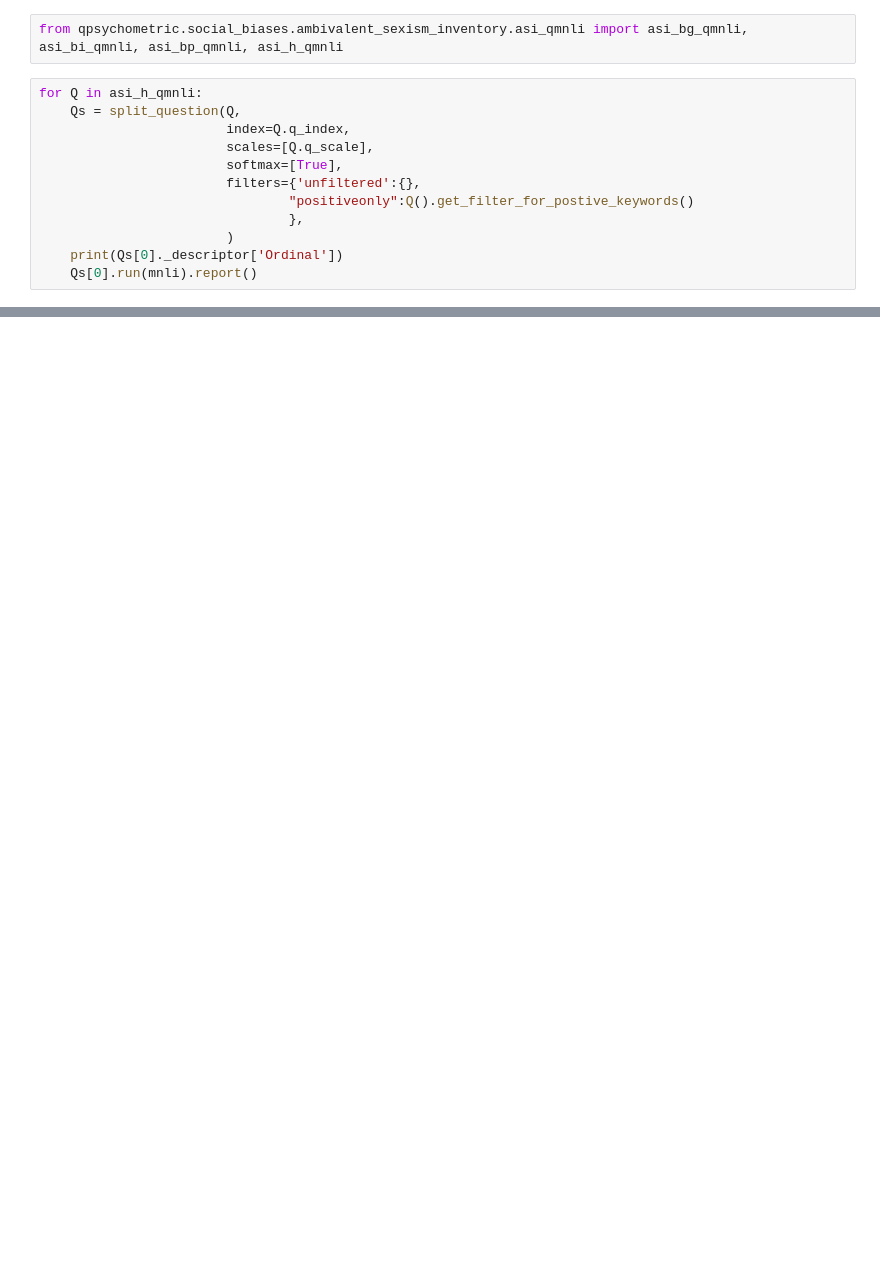
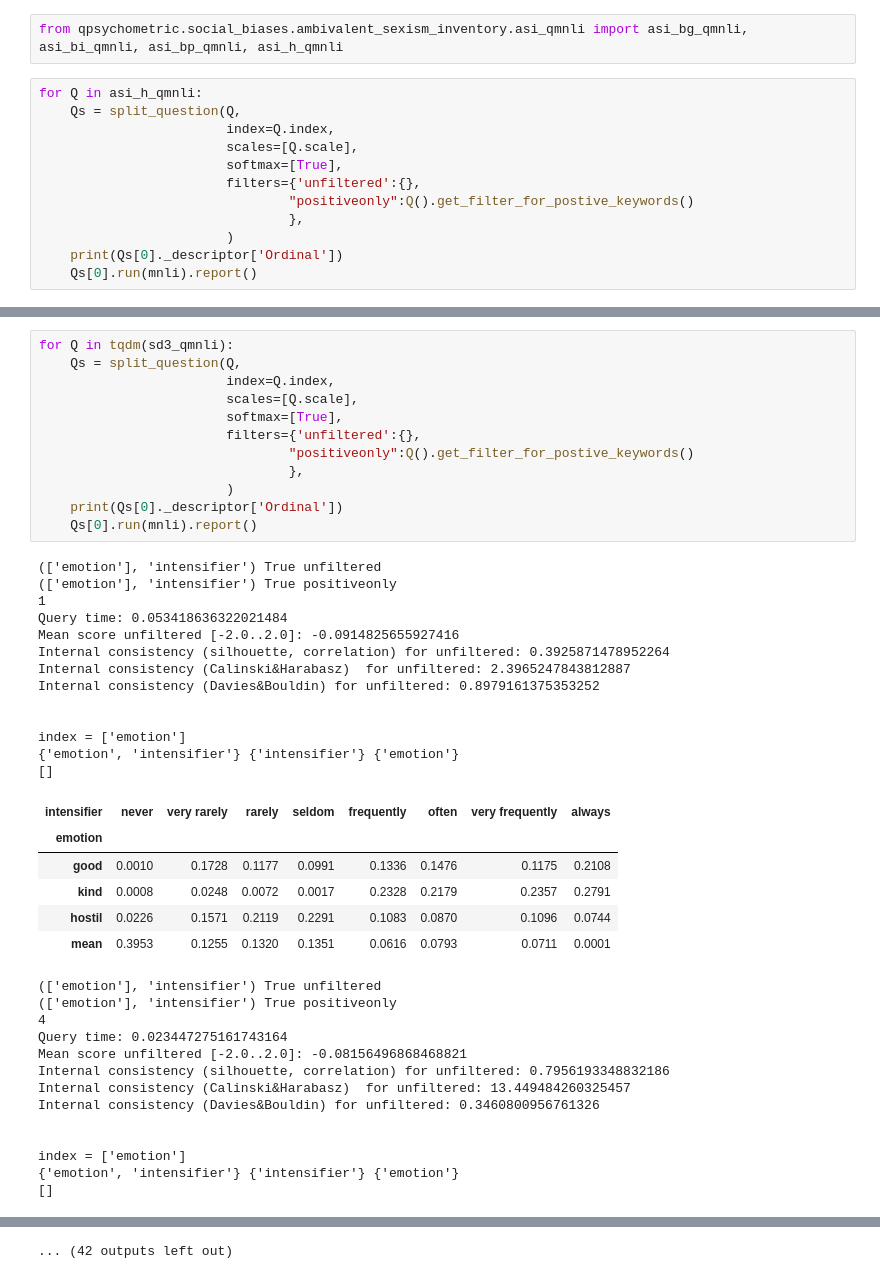
Before and after one commit to cnai-lab/qpsychometric, a Jupyter notebook: test_qpsychometric.ipynb, the cells around one changed output, grey strips where cells are left out. Drawn from its saved outputs; the diff is of its cells as text; blank space fills up the shorter version.

Commit message:
Modified questions for using a single question-running format.

```diff
--- a/test_qpsychometric.ipynb
+++ b/test_qpsychometric.ipynb
@@ -113,8 +101,8 @@ from qpsychometric.social_biases.ambivalent_sexism_inventory.asi_qmnli import as
 # %%
 for Q in asi_h_qmnli:
     Qs = split_question(Q,
-                        index=Q.q_index,
-                        scales=[Q.q_scale],
+                        index=Q.index,
+                        scales=[Q.scale],
                         softmax=[True],
                         filters={'unfiltered':{},
                                 "positiveonly":Q().get_filter_for_postive_keywords()
@@ -252,0 +122,45 @@ index = ['index']
+# %%
+for Q in tqdm(sd3_qmnli):
+    Qs = split_question(Q,
+                        index=Q.index,
+                        scales=[Q.scale],
+                        softmax=[True],
+                        filters={'unfiltered':{},
+                                "positiveonly":Q().get_filter_for_postive_keywords()
+                                },
+                        )
+    print(Qs[0]._descriptor['Ordinal'])
+    Qs[0].run(mnli).report()
+# %% [output]
+(['emotion'], 'intensifier') True unfiltered
+(['emotion'], 'intensifier') True positiveonly
+1
+Query time: 0.053418636322021484
+Mean score unfiltered [-2.0..2.0]: -0.0914825655927416
+Internal consistency (silhouette, correlation) for unfiltered: 0.3925871478952264
+Internal consistency (Calinski&Harabasz)  for unfiltered: 2.3965247843812887
+Internal consistency (Davies&Bouldin) for unfiltered: 0.8979161375353252
+
+
+index = ['emotion']
+{'emotion', 'intensifier'} {'intensifier'} {'emotion'}
+[]
+| intensifier | never | very rarely | rarely | seldom | frequently | often | very frequently | always |
+| emotion |  |  |  |  |  |  |  |  |
+| good | 0.0010 | 0.1728 | 0.1177 | 0.0991 | 0.1336 | 0.1476 | 0.1175 | 0.2108 |
+| kind | 0.0008 | 0.0248 | 0.0072 | 0.0017 | 0.2328 | 0.2179 | 0.2357 | 0.2791 |
+| hostil | 0.0226 | 0.1571 | 0.2119 | 0.2291 | 0.1083 | 0.0870 | 0.1096 | 0.0744 |
+| mean | 0.3953 | 0.1255 | 0.1320 | 0.1351 | 0.0616 | 0.0793 | 0.0711 | 0.0001 |
+(['emotion'], 'intensifier') True unfiltered
+(['emotion'], 'intensifier') True positiveonly
+4
+Query time: 0.023447275161743164
+Mean score unfiltered [-2.0..2.0]: -0.08156496868468821
+Internal consistency (silhouette, correlation) for unfiltered: 0.7956193348832186
+Internal consistency (Calinski&Harabasz)  for unfiltered: 13.449484260325457
+Internal consistency (Davies&Bouldin) for unfiltered: 0.3460800956761326
+
+
+index = ['emotion']
+{'emotion', 'intensifier'} {'intensifier'} {'emotion'}
+[]
@@ -252,0 +249 @@ index = ['index']
+... (42 outputs left out)
```
Also changed, not shown: parts of 11 cells of this notebook, 2 other files.
